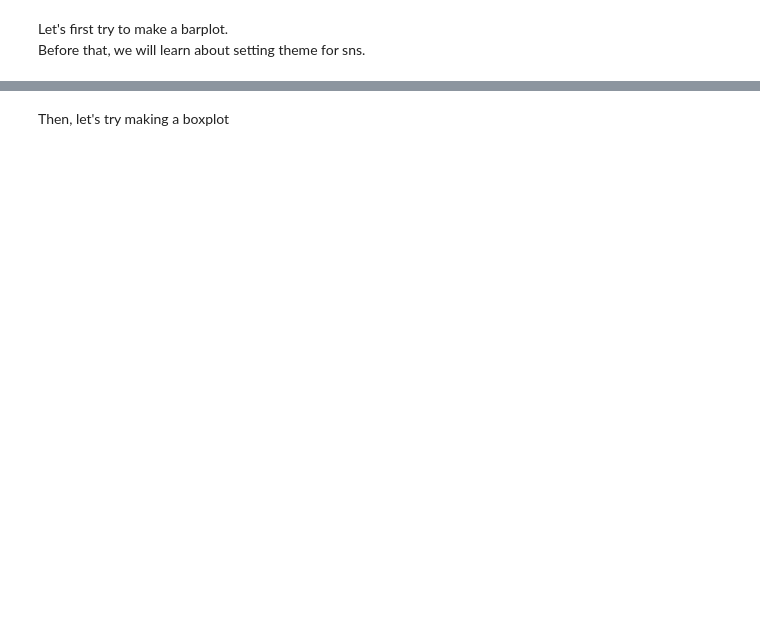
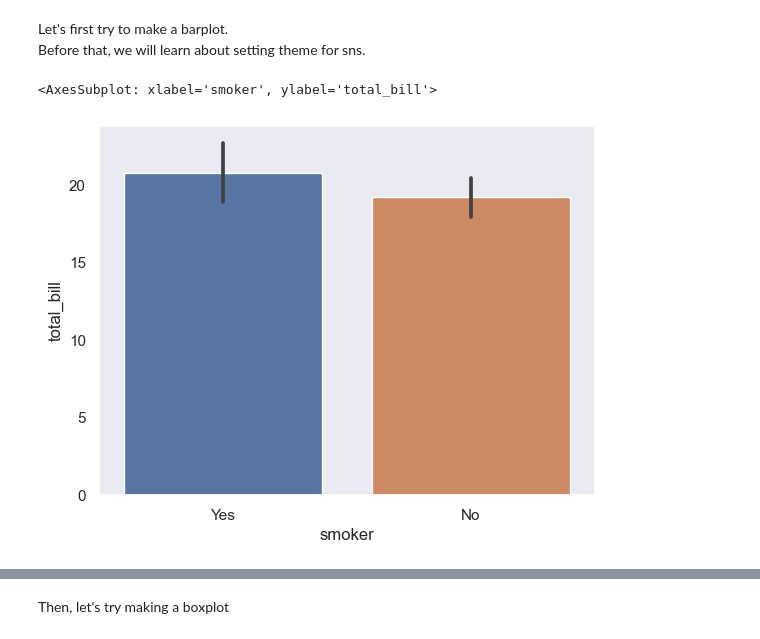
Before and after one commit to sonjaJolanda/BigDataSocialSciences, a Jupyter notebook: week15/2022_week15_class_material/week15_seaborn-class-material.ipynb, the cells around one changed output, grey strips where cells are left out. Saved outputs shown, nothing was run; the diff lists cells and outputs as text; code cells hidden in the pictures; blank space fills up the shorter version.

```diff
--- a/week15/2022_week15_class_material/week15_seaborn-class-material.ipynb
+++ b/week15/2022_week15_class_material/week15_seaborn-class-material.ipynb
@@ -6,3 +6,5 @@ import matplotlib.pyplot as plt
 import seaborn as sns
 import pandas as pd
 %matplotlib inline
+# %%
+tips = sns.load_dataset('tips')
@@ -9,3 +25,9 @@ import pandas as pd
 # %% [markdown]
 Let's first try to make a barplot. <br>
 Before that, we will learn about setting theme for sns.
+# %%
+sns.set_theme(style='dark')
+sns.barplot(data=tips, x='smoker', y='total_bill')
+# %% [output]
+<AxesSubplot: xlabel='smoker', ylabel='total_bill'>
+[figure, added]
```
Also changed, not shown: parts of 13 cells of this notebook, 1 other file.
